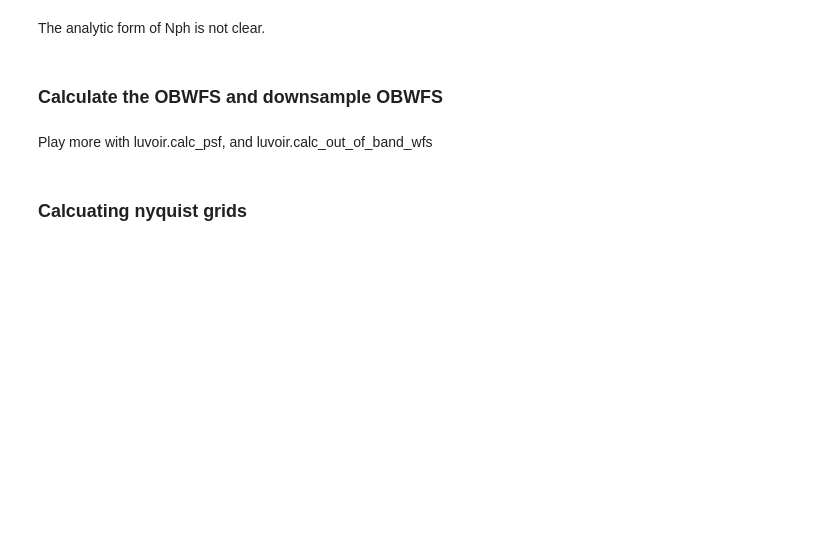
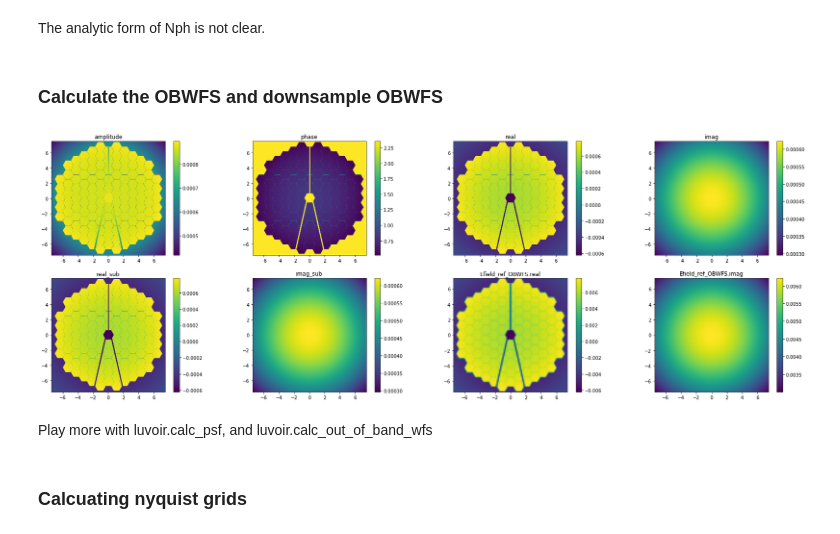
Before and after one commit to spacetelescope/PASTIS, a Jupyter notebook: pastis/temporal_analysis/thermal_bulk.ipynb, the cells around one changed output. Cells and saved outputs as stored; diff of their text form; code cells hidden in the pictures; blank space fills up the shorter version.

```diff
--- a/pastis/temporal_analysis/thermal_bulk.ipynb
+++ b/pastis/temporal_analysis/thermal_bulk.ipynb
@@ -199,2 +235,47 @@ Efield_ref_OBWFS = (harris_ref2_sub_real + 1j*harris_ref2_sub_imag) * z_pup_down
+# %%
+plt.figure(figsize=(30,10))
+
+plt.subplot(2,4,1)
+plt.title("amplitude")
+hcipy.imshow_field(harris_ref2.amplitude)
+plt.colorbar()
+
+plt.subplot(2,4,2)
+plt.title("phase")
+hcipy.imshow_field(harris_ref2.phase)
+plt.colorbar()
+
+plt.subplot(2,4,3)
+plt.title("real")
+hcipy.imshow_field(harris_ref2.real)
+plt.colorbar()
+
+plt.subplot(2,4,4)
+plt.title("imag")
+hcipy.imshow_field(harris_ref2.imag)
+plt.colorbar()
+
+plt.subplot(2,4,5)
+plt.title("real_sub")
+hcipy.imshow_field(harris_ref2.real)
+plt.colorbar()
+
+plt.subplot(2,4,6)
+plt.title("imag_sub")
+hcipy.imshow_field(harris_ref2.imag)
+plt.colorbar()
+
+plt.subplot(2,4,7)
+plt.title("Efield_ref_OBWFS.real")
+hcipy.imshow_field(Efield_ref_OBWFS.real)
+plt.colorbar()
+
+plt.subplot(2,4,8)
+plt.title("Efield_ref_OBWFS.imag")
+hcipy.imshow_field(Efield_ref_OBWFS.imag)
+plt.colorbar()
+plt.show()
+# %% [output]
+[figure, added]
 # %% [markdown]
 Play more with luvoir.calc_psf, and luvoir.calc_out_of_band_wfs
```
Also changed, not shown: parts of 58 cells of this notebook, 7 other files.
